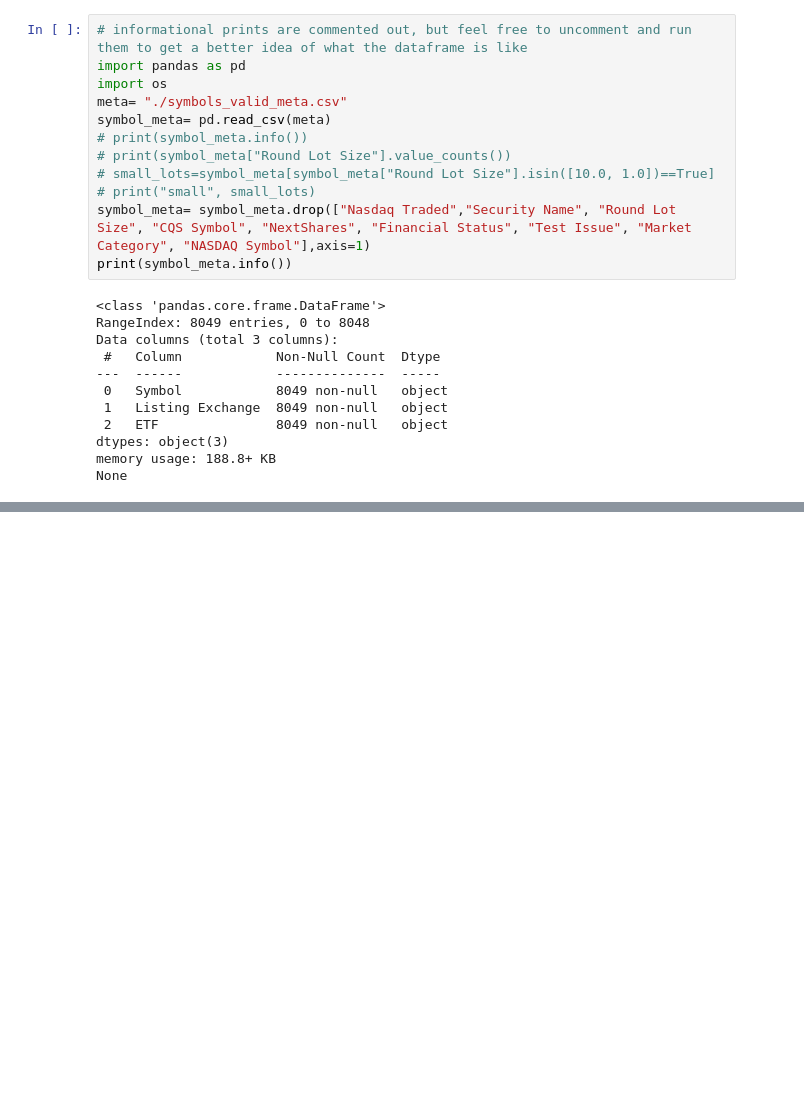
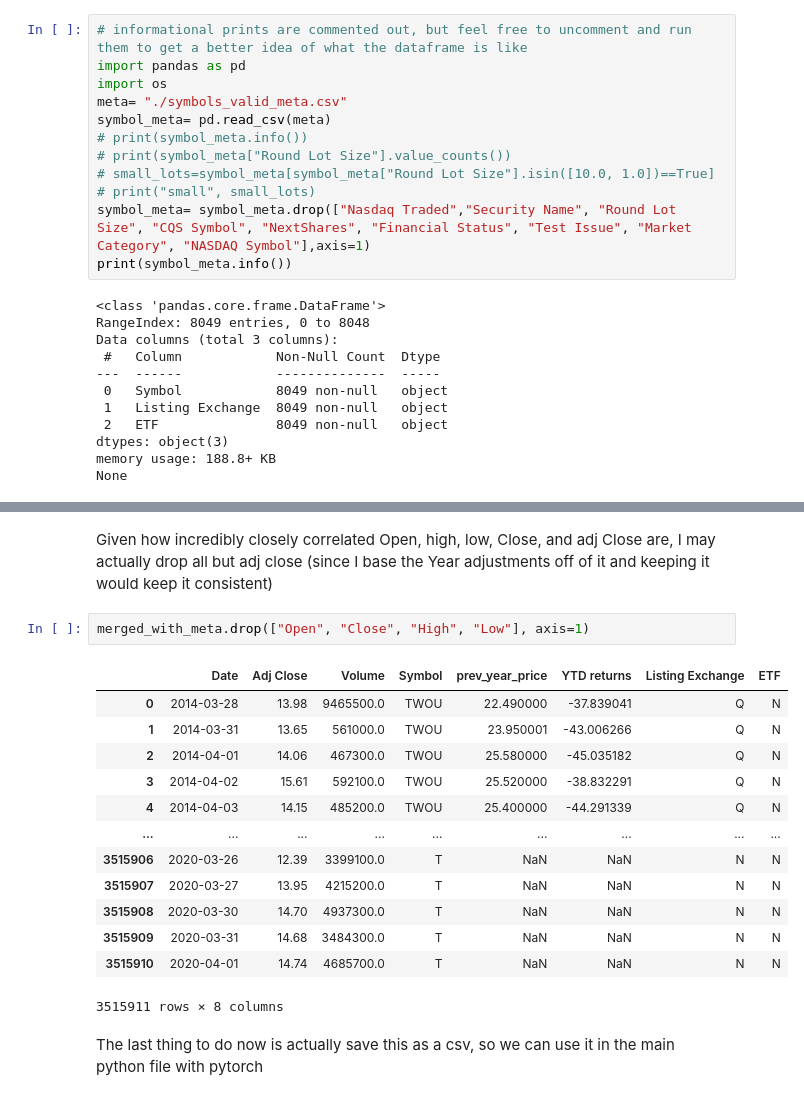
Before and after one commit to QuantitativeSneezing/ML_FINAL, a Jupyter notebook: EDA.ipynb, the cells around one changed output, grey strips where cells are left out. Cells and saved outputs as stored; diff of their text form; blank space fills up the shorter version.

```diff
--- a/EDA.ipynb
+++ b/EDA.ipynb
@@ -29,0 +137,20 @@ etf_path= "./etfs"
+# %% [markdown]
+Given how incredibly closely correlated Open, high, low, Close, and adj Close are, I may actually drop all but adj close (since I base the Year adjustments off of it and keeping it would keep it consistent)
+# %%
+merged_with_meta.drop(["Open", "Close", "High", "Low"], axis=1)
+# %% [output]
+|  | Date | Adj Close | Volume | Symbol | prev_year_price | YTD returns | Listing Exchange | ETF |
+| 0 | 2014-03-28 | 13.98 | 9465500.0 | TWOU | 22.490000 | -37.839041 | Q | N |
+| 1 | 2014-03-31 | 13.65 | 561000.0 | TWOU | 23.950001 | -43.006266 | Q | N |
+| 2 | 2014-04-01 | 14.06 | 467300.0 | TWOU | 25.580000 | -45.035182 | Q | N |
+| 3 | 2014-04-02 | 15.61 | 592100.0 | TWOU | 25.520000 | -38.832291 | Q | N |
+| 4 | 2014-04-03 | 14.15 | 485200.0 | TWOU | 25.400000 | -44.291339 | Q | N |
+| ... | ... | ... | ... | ... | ... | ... | ... | ... |
+| 3515906 | 2020-03-26 | 12.39 | 3399100.0 | T | NaN | NaN | N | N |
+| 3515907 | 2020-03-27 | 13.95 | 4215200.0 | T | NaN | NaN | N | N |
+| 3515908 | 2020-03-30 | 14.70 | 4937300.0 | T | NaN | NaN | N | N |
+| 3515909 | 2020-03-31 | 14.68 | 3484300.0 | T | NaN | NaN | N | N |
+| 3515910 | 2020-04-01 | 14.74 | 4685700.0 | T | NaN | NaN | N | N |
+3515911 rows × 8 columns
+# %% [markdown]
+The last thing to do now is actually save this as a csv, so we can use it in the main python file with pytorch
```
Also changed, not shown: parts of 13 cells of this notebook, 2 other files.
